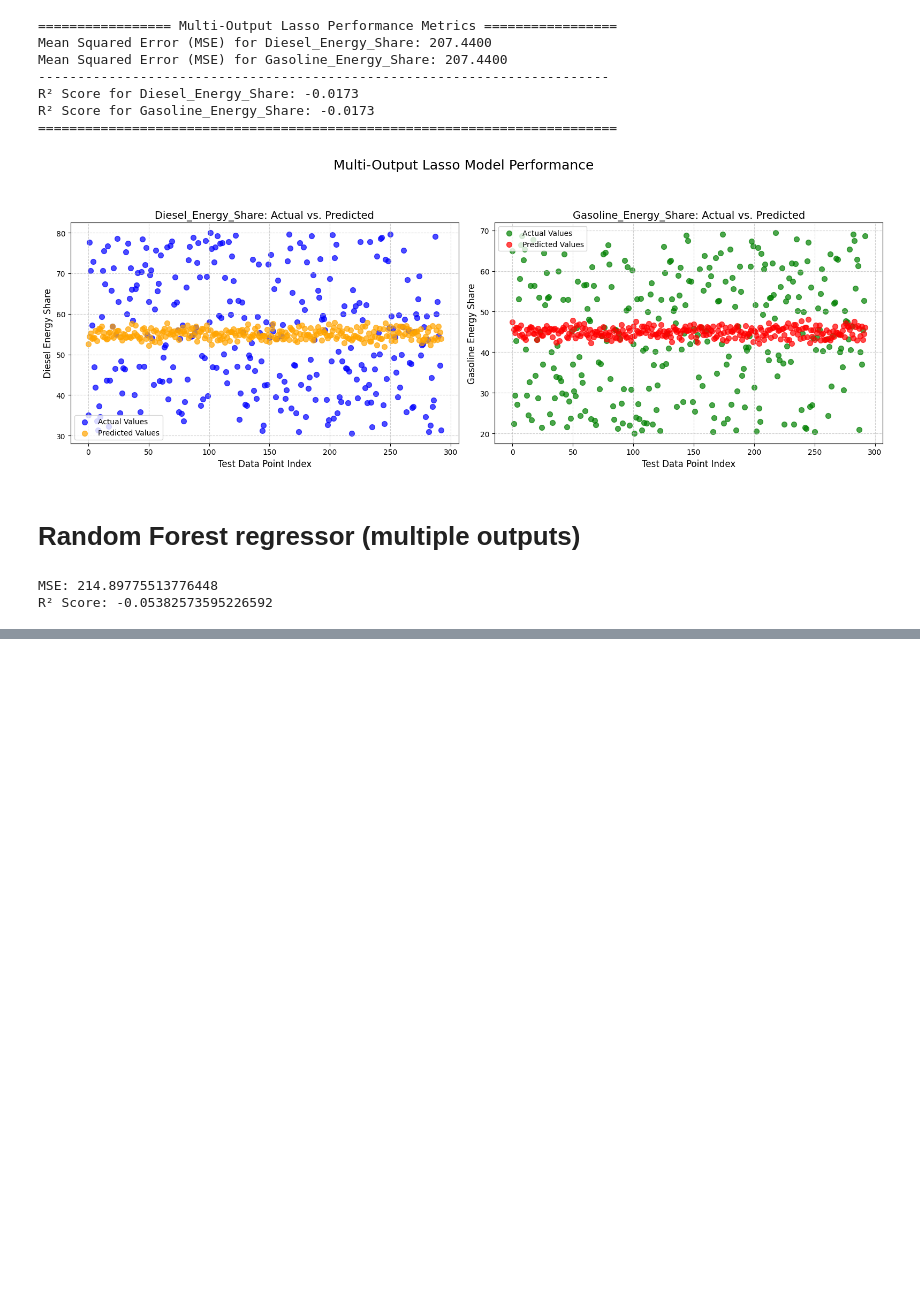
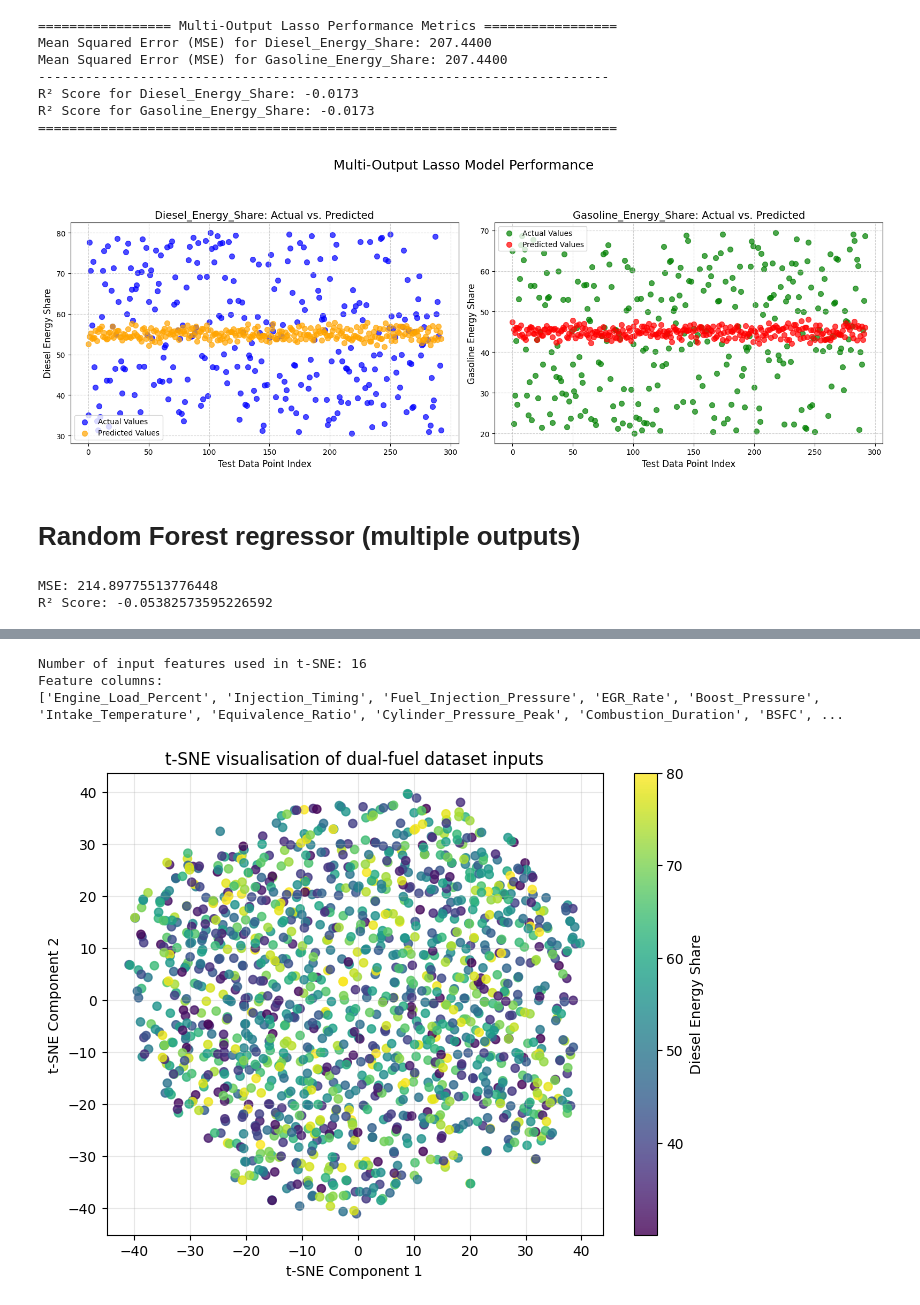
Before and after one commit to dharathi/Hyd-Diesel-Engine-Project, a Jupyter notebook: Python notebooks/Dual_Fuel_Engine_Combustion_Dataset.ipynb, the cells around one changed output, grey strips where cells are left out. Cells and saved outputs as stored; diff of their text form; code cells hidden in the pictures; blank space fills up the shorter version.

```diff
--- a/Python notebooks/Dual_Fuel_Engine_Combustion_Dataset.ipynb
+++ b/Python notebooks/Dual_Fuel_Engine_Combustion_Dataset.ipynb
@@ -384,0 +403,73 @@ R² Score: -0.05382573595226592
+# %%
+# === t-SNE visualisation using all model input variables ===
+
+import numpy as np
+import pandas as pd
+import matplotlib.pyplot as plt
+from sklearn.preprocessing import StandardScaler
+from sklearn.manifold import TSNE
+
+# ------------------------------------------------------------
+# 1. Define target columns
+# ------------------------------------------------------------
+target_cols = ['Diesel_Energy_Share', 'Gasoline_Energy_Share']  # change names if needed
+
+# ------------------------------------------------------------
+# 2. Build feature matrix from all model input variables
+#    This uses every numeric input column except the targets.
+# ------------------------------------------------------------
+feature_cols = [col for col in df.columns if col not in target_cols]
+X = df[feature_cols].select_dtypes(include=[np.number]).copy()
+
+# Optional: keep only rows without missing values
+valid_idx = X.dropna().index
+X = X.loc[valid_idx]
+y_diesel = df.loc[valid_idx, target_cols[0]]
+y_gasoline = df.loc[valid_idx, target_cols[1]]
+
+print("Number of input features used in t-SNE:", X.shape[1])
+print("Feature columns:")
+print(list(X.columns))
+
+# ------------------------------------------------------------
+# 3. Standardise features
+# ------------------------------------------------------------
+scaler = StandardScaler()
+X_scaled = scaler.fit_transform(X)
+
+# ------------------------------------------------------------
+# 4. Run t-SNE
+# ------------------------------------------------------------
+tsne = TSNE(
+    n_components=2,
+    perplexity=30,
+    learning_rate='auto',
+    init='pca',
+    random_state=42
+)
+
+X_tsne = tsne.fit_transform(X_scaled)
+
+# ------------------------------------------------------------
+# 5. Plot t-SNE coloured by diesel energy share
+# ------------------------------------------------------------
+plt.figure(figsize=(8, 6))
+scatter = plt.scatter(
+    X_tsne[:, 0],
+    X_tsne[:, 1],
+    c=y_diesel,
+    cmap='viridis',
+    s=35,
+    alpha=0.8
+)
+plt.colorbar(scatter, label='Diesel Energy Share')
+plt.title('t-SNE visualisation of dual-fuel dataset inputs')
+plt.xlabel('t-SNE Component 1')
+plt.ylabel('t-SNE Component 2')
+plt.grid(True, alpha=0.3)
+plt.show()
+# %% [output]
+Number of input features used in t-SNE: 16
+Feature columns:
+['Engine_Load_Percent', 'Injection_Timing', 'Fuel_Injection_Pressure', 'EGR_Rate', 'Boost_Pressure', 'Intake_Temperature', 'Equivalence_Ratio', 'Cylinder_Pressure_Peak', 'Combustion_Duration', 'BSFC', ...
+[figure, added]
```
Also changed, not shown: parts of 5 cells of this notebook.
